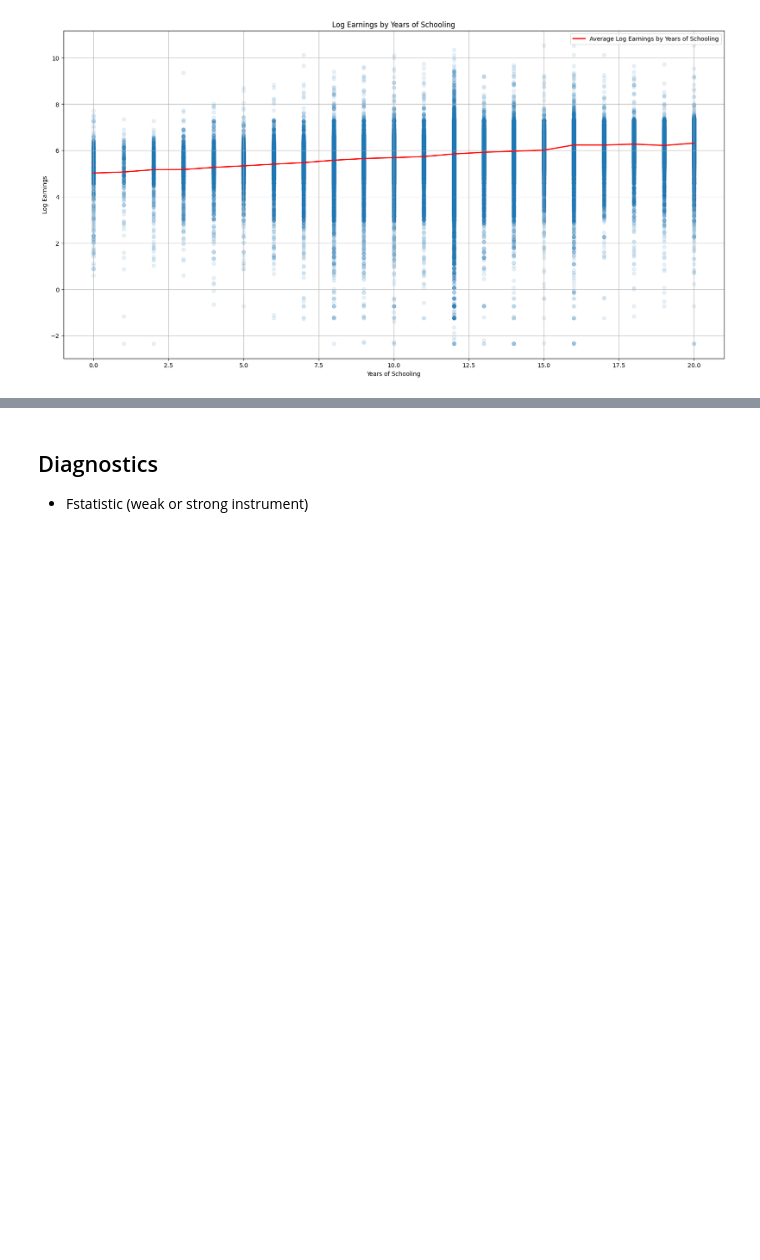
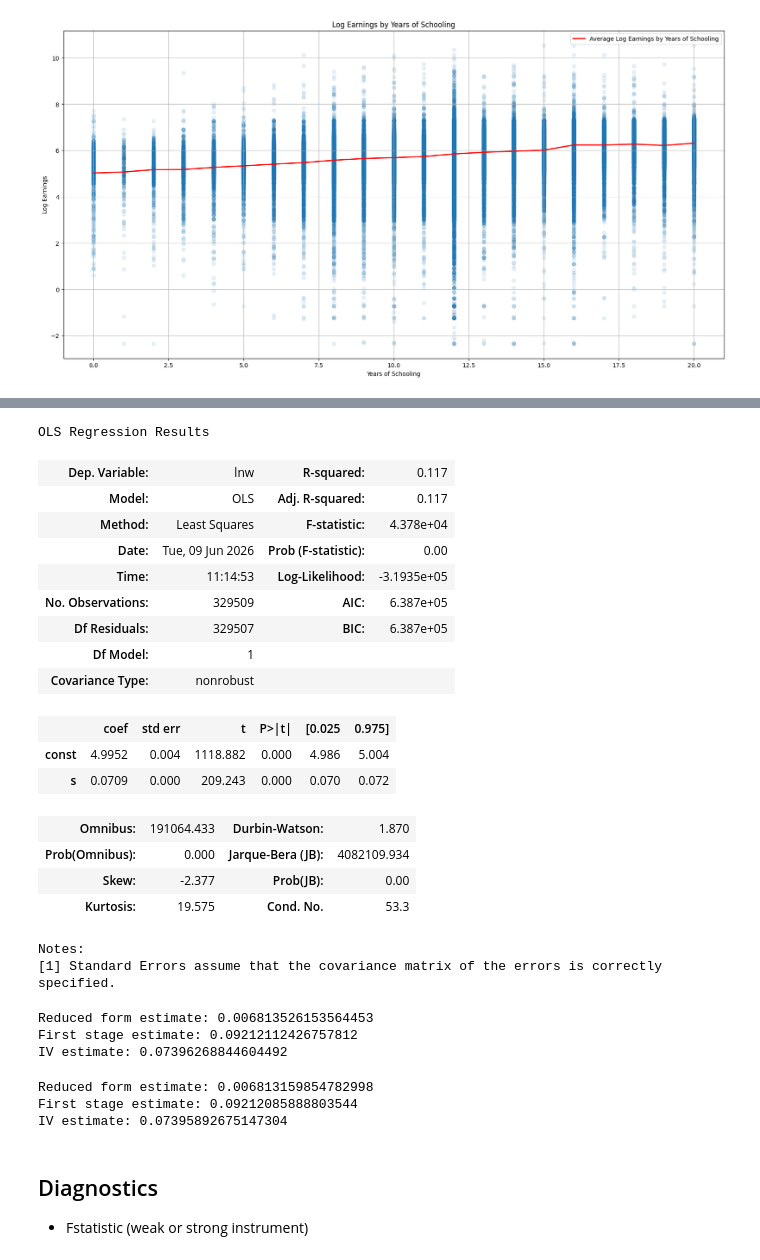
Before and after one commit to cainemerrick98/causal-inference, a Jupyter notebook: the_effect_of_schooling_on_earnings/notebook.ipynb, the cells around one changed output, grey strips where cells are left out. Drawn from its saved outputs; the diff is of its cells as text; code cells hidden in the pictures; blank space fills up the shorter version.

```diff
--- a/the_effect_of_schooling_on_earnings/notebook.ipynb
+++ b/the_effect_of_schooling_on_earnings/notebook.ipynb
@@ -149,5 +197,49 @@ Text(0.5, 1.0, 'Log Earnings by Years of Schooling')
 # %%
-# Estimates and table displayed
+sm.OLS(df['lnw'], sm.add_constant(df['s'])).fit().summary()
+# %% [output]
+OLS Regression Results
+| Dep. Variable: | lnw | R-squared: | 0.117 |
+| Model: | OLS | Adj. R-squared: | 0.117 |
+| Method: | Least Squares | F-statistic: | 4.378e+04 |
+| Date: | Tue, 09 Jun 2026 | Prob (F-statistic): | 0.00 |
+| Time: | 11:14:53 | Log-Likelihood: | -3.1935e+05 |
+| No. Observations: | 329509 | AIC: | 6.387e+05 |
+| Df Residuals: | 329507 | BIC: | 6.387e+05 |
+| Df Model: | 1 |  |  |
+| Covariance Type: | nonrobust |  |  |
+|  | coef | std err | t | P>|t| | [0.025 | 0.975] |
+| const | 4.9952 | 0.004 | 1118.882 | 0.000 | 4.986 | 5.004 |
+| s | 0.0709 | 0.000 | 209.243 | 0.000 | 0.070 | 0.072 |
+| Omnibus: | 191064.433 | Durbin-Watson: | 1.870 |
+| Prob(Omnibus): | 0.000 | Jarque-Bera (JB): | 4082109.934 |
+| Skew: | -2.377 | Prob(JB): | 0.00 |
+| Kurtosis: | 19.575 | Cond. No. | 53.3 |
+Notes:
+[1] Standard Errors assume that the covariance matrix of the errors is correctly specified.
+# %%
+q4 = df['qob'] == 4
+reduced = df[q4]['lnw'].mean() - df[~q4]['lnw'].mean()
+first_stg = df[q4]['s'].mean() - df[~q4]['s'].mean()
+iv_estimate = reduced / first_stg
+print(f"Reduced form estimate: {reduced}")
+print(f"First stage estimate: {first_stg}")
+print(f"IV estimate: {iv_estimate}")
+# %% [output]
+Reduced form estimate: 0.006813526153564453
+First stage estimate: 0.09212112426757812
+IV estimate: 0.07396268844604492
+# %%
+df['q4'] = (df['qob'] == 4).astype(int)
+reduced = sm.OLS(df['lnw'], sm.add_constant(df['q4'])).fit().params['q4']
+first_stg = sm.OLS(df['s'], sm.add_constant(df['q4'])).fit().params['q4']
+iv_estimate = reduced / first_stg
+print(f"Reduced form estimate: {reduced}")
+print(f"First stage estimate: {first_stg}")
+print(f"IV estimate: {iv_estimate}")
+# %% [output]
+Reduced form estimate: 0.006813159854782998
+First stage estimate: 0.09212085888803544
+IV estimate: 0.07395892675147304
 # %% [markdown]
 ## Diagnostics
 
```
Also changed, not shown: parts of 7 cells of this notebook, 2 other files.
